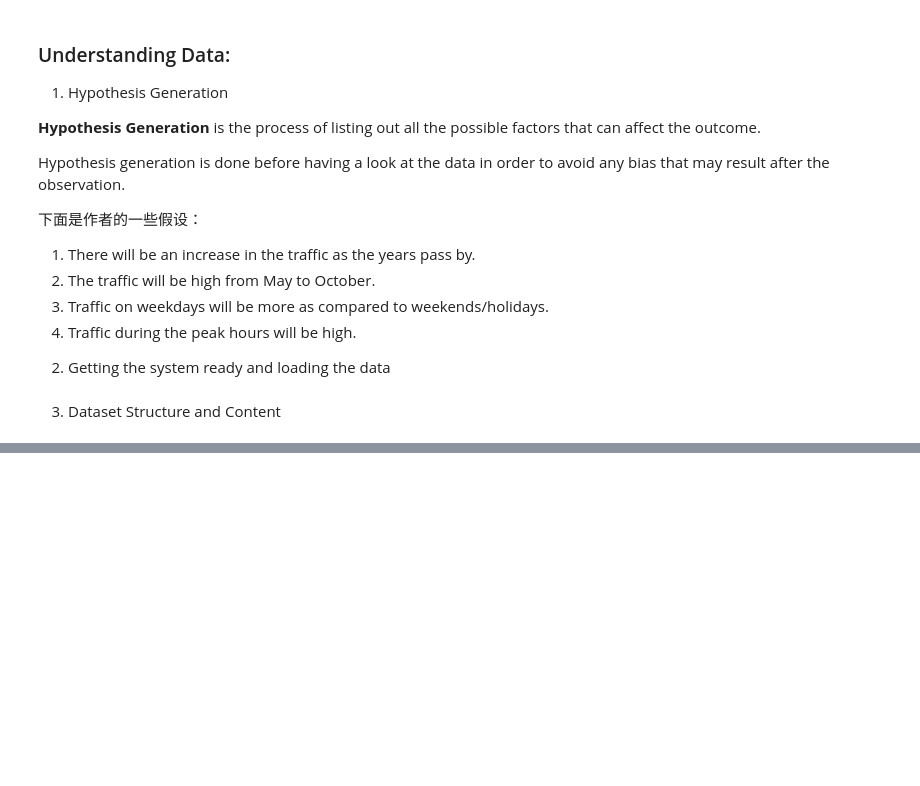
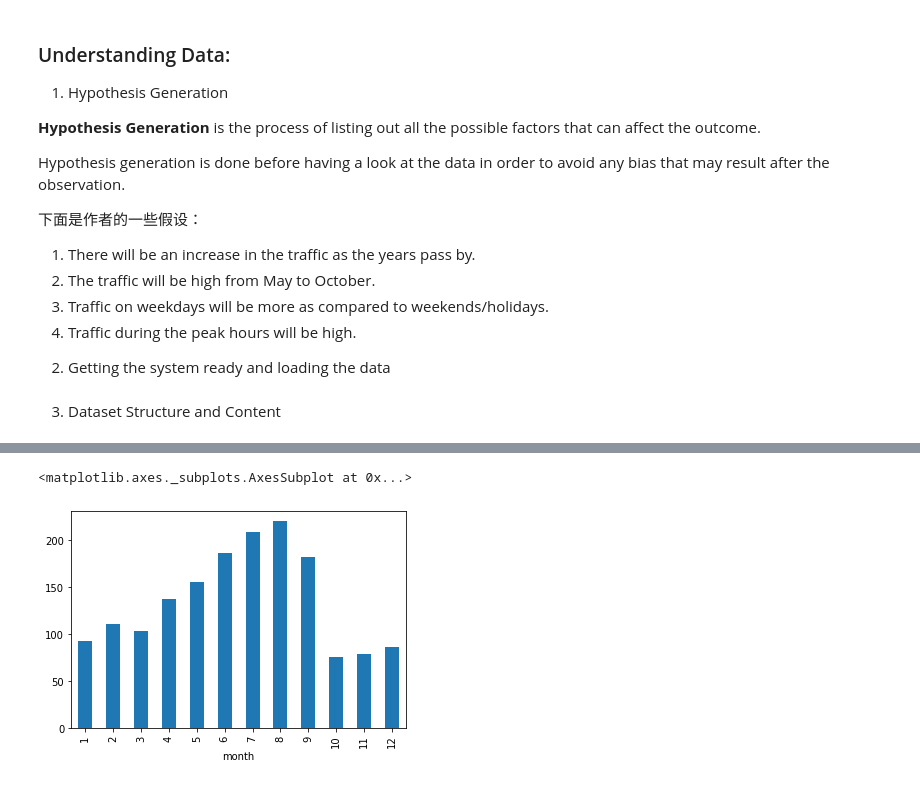
Before and after one commit to KunXie/myColab, a Jupyter notebook: Time_Series_notes.ipynb, the cells around one changed output, grey strips where cells are left out. Cells and saved outputs as stored; diff of their text form; code cells hidden in the pictures; blank space fills up the shorter version.

```diff
--- a/Time_Series_notes.ipynb
+++ b/Time_Series_notes.ipynb
@@ -75,0 +150,8 @@ NameError: ignored
+# %%
+# second hypothesis was about increase in traffic from May to October.
+train.groupby('month')['Count'].mean().plot.bar()
+
+# 最后三个月的大幅降低是因为最后一天是2014-09-25，没有包含最后三个月
+# %% [output]
+<matplotlib.axes._subplots.AxesSubplot at 0x...>
+[figure, added]
```
Also changed, not shown: parts of 23 cells of this notebook.
